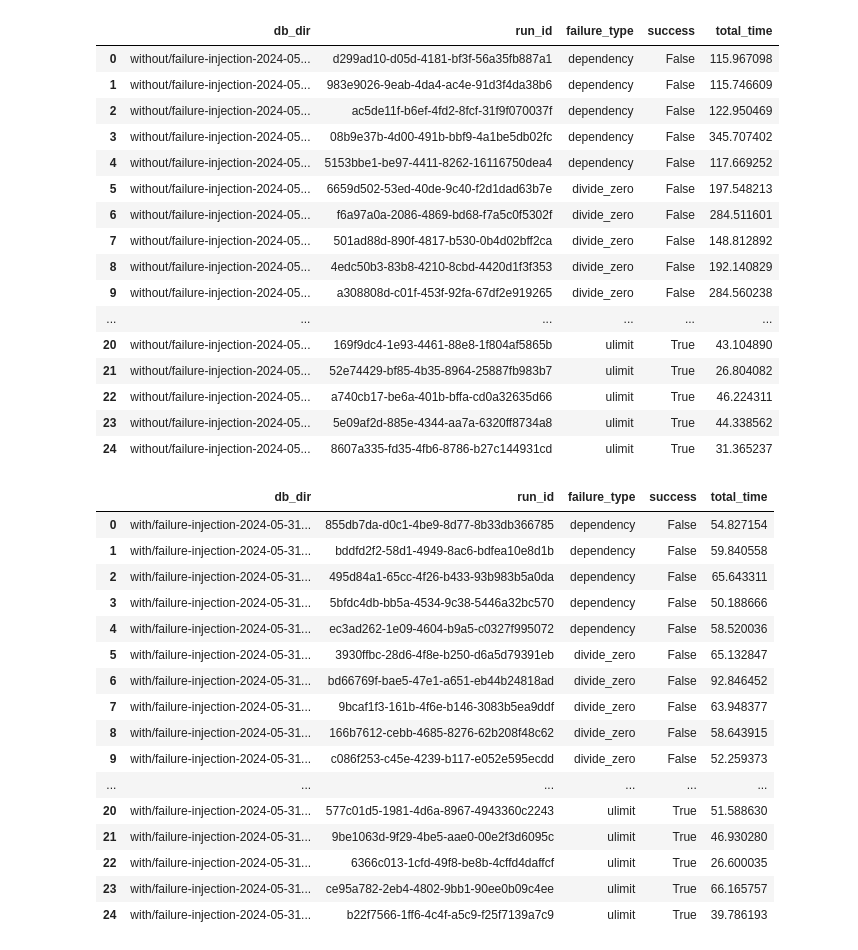
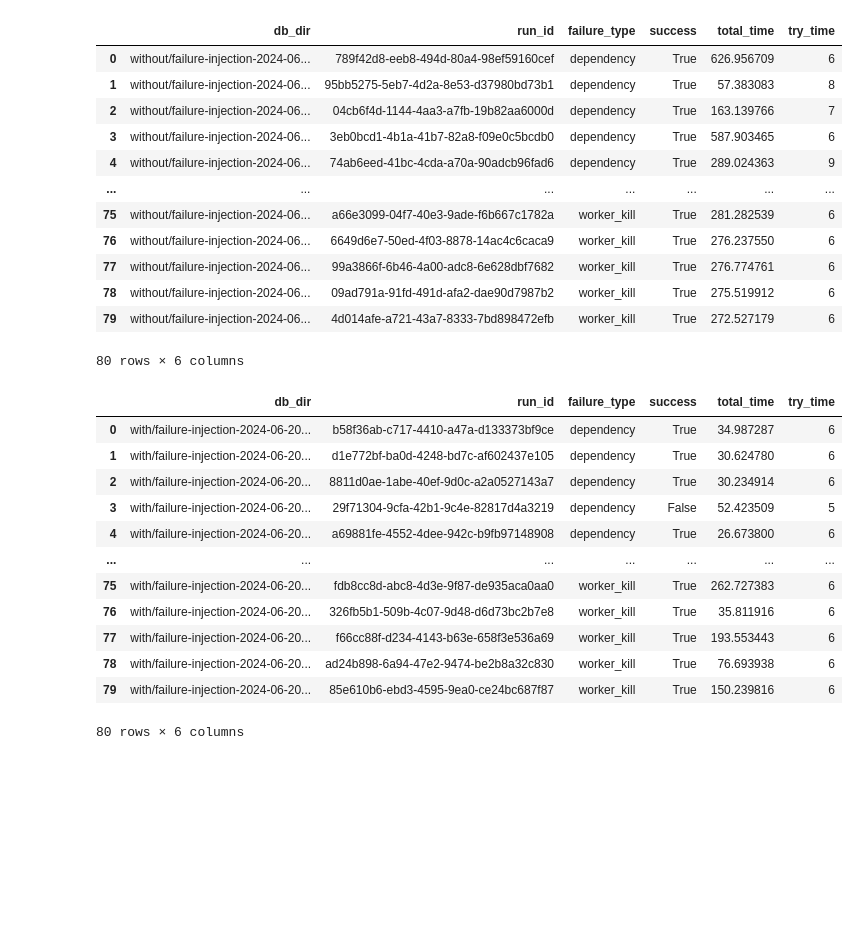
Before and after one commit to ClaudiaCumberbatch/resilient_compute, a Jupyter notebook: resilience_test/expanse/workflow/total_time.ipynb, the cells around one changed output. Cells and saved outputs as stored; diff of their text form; code cells hidden in the pictures; blank space fills up the shorter version.

Commit message:
update test scripts and results (a while ago)

```diff
--- a/resilience_test/expanse/workflow/total_time.ipynb
+++ b/resilience_test/expanse/workflow/total_time.ipynb
@@ -6,9 +6,9 @@ from datetime import datetime
 import pandas as pd
 
 date_format = "%Y-%m-%d %H:%M:%S.%f"
-failure_list = ["dependency", "divide_zero", "environment", "memory", "ulimit"]
+failure_list = ["dependency", "divide_zero", "environment", "manager_kill", "memory", "node_kill", "ulimit", "worker_kill"]
 
-def get_failure_type(workflow_cnt, repeat=5):
+def get_failure_type(workflow_cnt, repeat=10):
     i = workflow_cnt//repeat
     if i >= len(failure_list):
         return "unknown"
@@ -68,6 +68,11 @@ def process_workflow(runs_directory):
 
                 info['total_time'] = total_time
 
+                # get number of try
+                cursor.execute("SELECT task_fail_history FROM try")
+                rows = cursor.fetchall()
+                info['try_time'] = len(rows)
+
                 conn.close()
             except sqlite3.Error as e:
                 print(f"Error reading {db_path}: {e}")
@@ -78,47 +83,48 @@ def process_workflow(runs_directory):
 # %%
 plain_list = process_workflow('without')
 plain_df = pd.DataFrame(plain_list)
+
+conn = sqlite3.connect('result.db')
+table_name = "without_time"
+plain_df.to_sql(table_name, conn, if_exists='replace', index=False)
+
 plain_df
 # %% [output]
-|  | db_dir | run_id | failure_type | success | total_time |
-| 0 | without/failure-injection-2024-05... | d299ad10-d05d-4181-bf3f-56a35fb887a1 | dependency | False | 115.967098 |
-| 1 | without/failure-injection-2024-05... | 983e9026-9eab-4da4-ac4e-91d3f4da38b6 | dependency | False | 115.746609 |
-| 2 | without/failure-injection-2024-05... | ac5de11f-b6ef-4fd2-8fcf-31f9f070037f | dependency | False | 122.950469 |
-| 3 | without/failure-injection-2024-05... | 08b9e37b-4d00-491b-bbf9-4a1be5db02fc | dependency | False | 345.707402 |
-| 4 | without/failure-injection-2024-05... | 5153bbe1-be97-4411-8262-16116750dea4 | dependency | False | 117.669252 |
-| 5 | without/failure-injection-2024-05... | 6659d502-53ed-40de-9c40-f2d1dad63b7e | divide_zero | False | 197.548213 |
-| 6 | without/failure-injection-2024-05... | f6a97a0a-2086-4869-bd68-f7a5c0f5302f | divide_zero | False | 284.511601 |
-| 7 | without/failure-injection-2024-05... | 501ad88d-890f-4817-b530-0b4d02bff2ca | divide_zero | False | 148.812892 |
-| 8 | without/failure-injection-2024-05... | 4edc50b3-83b8-4210-8cbd-4420d1f3f353 | divide_zero | False | 192.140829 |
-| 9 | without/failure-injection-2024-05... | a308808d-c01f-453f-92fa-67df2e919265 | divide_zero | False | 284.560238 |
-| ... | ... | ... | ... | ... | ... |
-| 20 | without/failure-injection-2024-05... | 169f9dc4-1e93-4461-88e8-1f804af5865b | ulimit | True | 43.104890 |
-| 21 | without/failure-injection-2024-05... | 52e74429-bf85-4b35-8964-25887fb983b7 | ulimit | True | 26.804082 |
-| 22 | without/failure-injection-2024-05... | a740cb17-be6a-401b-bffa-cd0a32635d66 | ulimit | True | 46.224311 |
-| 23 | without/failure-injection-2024-05... | 5e09af2d-885e-4344-aa7a-6320ff8734a8 | ulimit | True | 44.338562 |
-| 24 | without/failure-injection-2024-05... | 8607a335-fd35-4fb6-8786-b27c144931cd | ulimit | True | 31.365237 |
+|  | db_dir | run_id | failure_type | success | total_time | try_time |
+| 0 | without/failure-injection-2024-06... | 789f42d8-eeb8-494d-80a4-98ef59160cef | dependency | True | 626.956709 | 6 |
+| 1 | without/failure-injection-2024-06... | 95bb5275-5eb7-4d2a-8e53-d37980bd73b1 | dependency | True | 57.383083 | 8 |
+| 2 | without/failure-injection-2024-06... | 04cb6f4d-1144-4aa3-a7fb-19b82aa6000d | dependency | True | 163.139766 | 7 |
+| 3 | without/failure-injection-2024-06... | 3eb0bcd1-4b1a-41b7-82a8-f09e0c5bcdb0 | dependency | True | 587.903465 | 6 |
+| 4 | without/failure-injection-2024-06... | 74ab6eed-41bc-4cda-a70a-90adcb96fad6 | dependency | True | 289.024363 | 9 |
+| ... | ... | ... | ... | ... | ... | ... |
+| 75 | without/failure-injection-2024-06... | a66e3099-04f7-40e3-9ade-f6b667c1782a | worker_kill | True | 281.282539 | 6 |
+| 76 | without/failure-injection-2024-06... | 6649d6e7-50ed-4f03-8878-14ac4c6caca9 | worker_kill | True | 276.237550 | 6 |
+| 77 | without/failure-injection-2024-06... | 99a3866f-6b46-4a00-adc8-6e628dbf7682 | worker_kill | True | 276.774761 | 6 |
+| 78 | without/failure-injection-2024-06... | 09ad791a-91fd-491d-afa2-dae90d7987b2 | worker_kill | True | 275.519912 | 6 |
+| 79 | without/failure-injection-2024-06... | 4d014afe-a721-43a7-8333-7bd898472efb | worker_kill | True | 272.527179 | 6 |
+80 rows × 6 columns
 # %%
 retry_list = process_workflow('with')
 retry_df = pd.DataFrame(retry_list)
+
+table_name = "with_time"
+retry_df.to_sql(table_name, conn, if_exists='replace', index=False)
+
 retry_df
 # %% [output]
-|  | db_dir | run_id | failure_type | success | total_time |
-| 0 | with/failure-injection-2024-05-31... | 855db7da-d0c1-4be9-8d77-8b33db366785 | dependency | False | 54.827154 |
-| 1 | with/failure-injection-2024-05-31... | bddfd2f2-58d1-4949-8ac6-bdfea10e8d1b | dependency | False | 59.840558 |
-| 2 | with/failure-injection-2024-05-31... | 495d84a1-65cc-4f26-b433-93b983b5a0da | dependency | False | 65.643311 |
-| 3 | with/failure-injection-2024-05-31... | 5bfdc4db-bb5a-4534-9c38-5446a32bc570 | dependency | False | 50.188666 |
-| 4 | with/failure-injection-2024-05-31... | ec3ad262-1e09-4604-b9a5-c0327f995072 | dependency | False | 58.520036 |
-| 5 | with/failure-injection-2024-05-31... | 3930ffbc-28d6-4f8e-b250-d6a5d79391eb | divide_zero | False | 65.132847 |
-| 6 | with/failure-injection-2024-05-31... | bd66769f-bae5-47e1-a651-eb44b24818ad | divide_zero | False | 92.846452 |
-| 7 | with/failure-injection-2024-05-31... | 9bcaf1f3-161b-4f6e-b146-3083b5ea9ddf | divide_zero | False | 63.948377 |
-| 8 | with/failure-injection-2024-05-31... | 166b7612-cebb-4685-8276-62b208f48c62 | divide_zero | False | 58.643915 |
-| 9 | with/failure-injection-2024-05-31... | c086f253-c45e-4239-b117-e052e595ecdd | divide_zero | False | 52.259373 |
-| ... | ... | ... | ... | ... | ... |
-| 20 | with/failure-injection-2024-05-31... | 577c01d5-1981-4d6a-8967-4943360c2243 | ulimit | True | 51.588630 |
-| 21 | with/failure-injection-2024-05-31... | 9be1063d-9f29-4be5-aae0-00e2f3d6095c | ulimit | True | 46.930280 |
-| 22 | with/failure-injection-2024-05-31... | 6366c013-1cfd-49f8-be8b-4cffd4daffcf | ulimit | True | 26.600035 |
-| 23 | with/failure-injection-2024-05-31... | ce95a782-2eb4-4802-9bb1-90ee0b09c4ee | ulimit | True | 66.165757 |
-| 24 | with/failure-injection-2024-05-31... | b22f7566-1ff6-4c4f-a5c9-f25f7139a7c9 | ulimit | True | 39.786193 |
+|  | db_dir | run_id | failure_type | success | total_time | try_time |
+| 0 | with/failure-injection-2024-06-20... | b58f36ab-c717-4410-a47a-d133373bf9ce | dependency | True | 34.987287 | 6 |
+| 1 | with/failure-injection-2024-06-20... | d1e772bf-ba0d-4248-bd7c-af602437e105 | dependency | True | 30.624780 | 6 |
+| 2 | with/failure-injection-2024-06-20... | 8811d0ae-1abe-40ef-9d0c-a2a0527143a7 | dependency | True | 30.234914 | 6 |
+| 3 | with/failure-injection-2024-06-20... | 29f71304-9cfa-42b1-9c4e-82817d4a3219 | dependency | False | 52.423509 | 5 |
+| 4 | with/failure-injection-2024-06-20... | a69881fe-4552-4dee-942c-b9fb97148908 | dependency | True | 26.673800 | 6 |
+| ... | ... | ... | ... | ... | ... | ... |
+| 75 | with/failure-injection-2024-06-20... | fdb8cc8d-abc8-4d3e-9f87-de935aca0aa0 | worker_kill | True | 262.727383 | 6 |
+| 76 | with/failure-injection-2024-06-20... | 326fb5b1-509b-4c07-9d48-d6d73bc2b7e8 | worker_kill | True | 35.811916 | 6 |
+| 77 | with/failure-injection-2024-06-20... | f66cc88f-d234-4143-b63e-658f3e536a69 | worker_kill | True | 193.553443 | 6 |
+| 78 | with/failure-injection-2024-06-20... | ad24b898-6a94-47e2-9474-be2b8a32c830 | worker_kill | True | 76.693938 | 6 |
+| 79 | with/failure-injection-2024-06-20... | 85e610b6-ebd3-4595-9ea0-ce24bc687f87 | worker_kill | True | 150.239816 | 6 |
+80 rows × 6 columns
 # %%
 import pandas as pd
 import matplotlib.pyplot as plt
```
Also changed, not shown: parts of 1 cell of this notebook, 4 other files.
